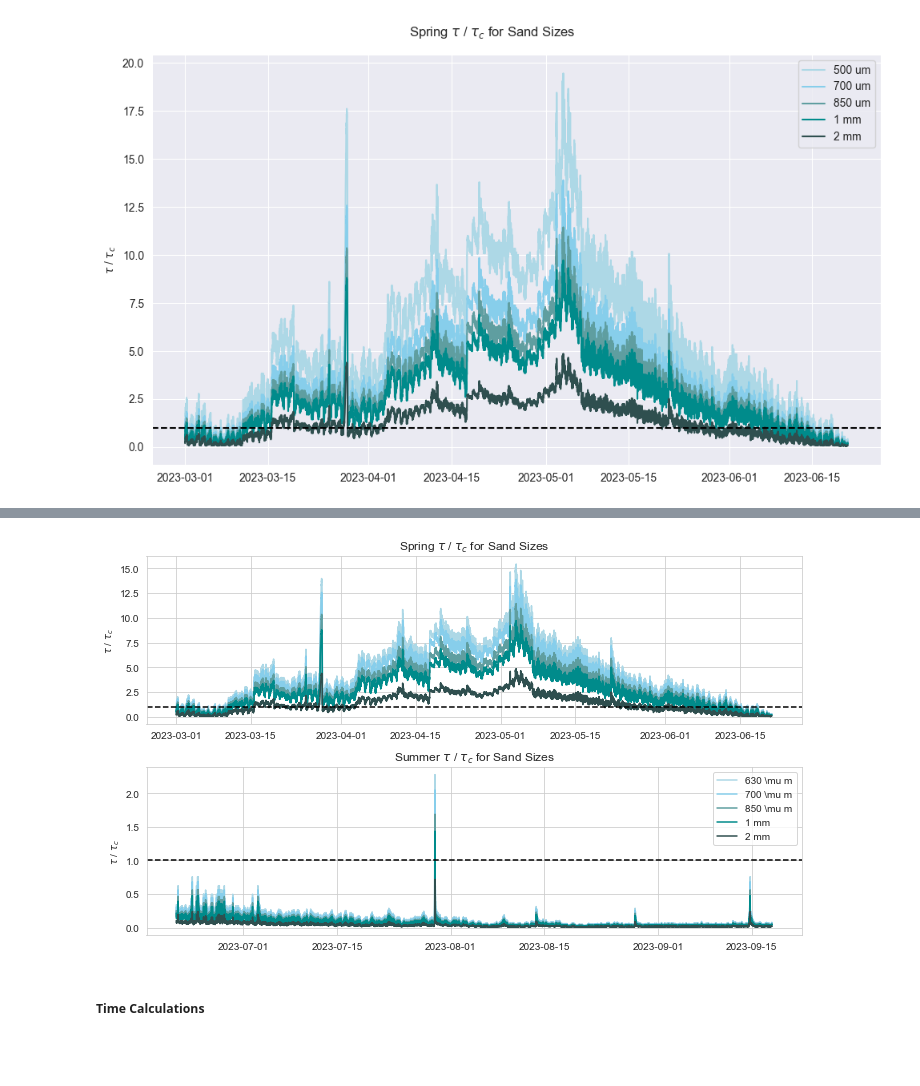
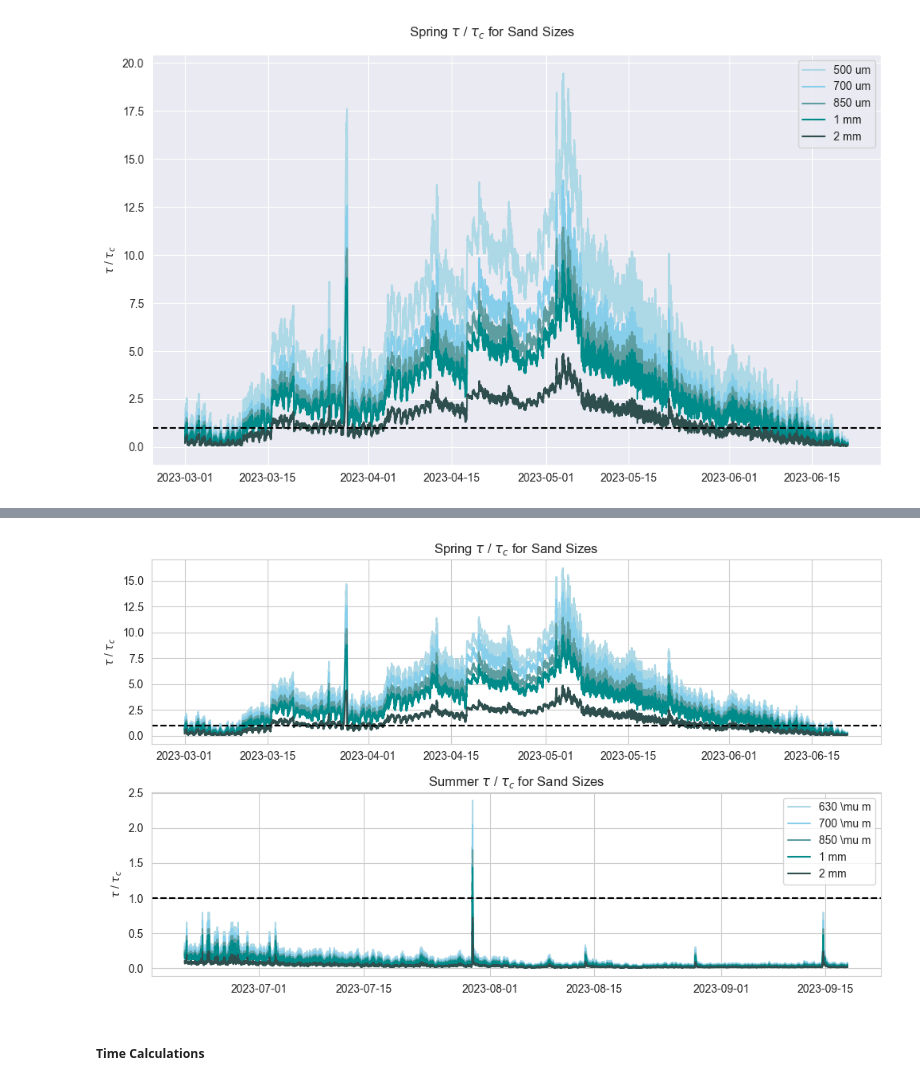
Before and after one commit to nicole-hucke/sediment_trap_paper, a Jupyter notebook: data/bedload_tauc/tauc_plots_sediment_motion.ipynb, the cells around one changed output, grey strips where cells are left out. Saved outputs shown, nothing was run; the diff lists cells and outputs as text; code cells hidden in the pictures; blank space fills up the shorter version.

```diff
--- a/data/bedload_tauc/tauc_plots_sediment_motion.ipynb
+++ b/data/bedload_tauc/tauc_plots_sediment_motion.ipynb
@@ -196,8 +196,11 @@ spring.loc[:, '280'] = spring['tau_m'] / 3.930
 spring.loc[:, '330'] = spring['tau_m'] / 4.632
 spring.loc[:, '460'] = spring['tau_m'] / 6.457
 spring.loc[:, '500'] = spring['tau_m'] / 7.018
+spring.loc[:, '550'] = spring['tau_m'] / 7.720
 spring.loc[:, '600'] = spring['tau_m'] / 8.422
+spring.loc[:, '650'] = spring['tau_m'] / 9.124
 spring.loc[:, '700'] = spring['tau_m'] / 9.825
+spring.loc[:, '750'] = spring['tau_m'] / 10.527
 spring.loc[:, '850'] = spring['tau_m'] / 11.931
 spring.loc[:, '900'] = spring['tau_m'] / 12.633
 spring.loc[:, '1000'] = spring['tau_m'] / 14.036
@@ -222,8 +225,11 @@ summer.loc[:, '280'] = summer['tau_m'] / 3.930
 summer.loc[:, '330'] = summer['tau_m'] / 4.632
 summer.loc[:, '460'] = summer['tau_m'] / 6.457
 summer.loc[:, '500'] = summer['tau_m'] / 7.018
+summer.loc[:, '550'] = summer['tau_m'] / 7.720
 summer.loc[:, '600'] = summer['tau_m'] / 8.422
+summer.loc[:, '650'] = summer['tau_m'] / 9.124
 summer.loc[:, '700'] = summer['tau_m'] / 9.825
+summer.loc[:, '750'] = summer['tau_m'] / 10.527
 summer.loc[:, '850'] = summer['tau_m'] / 11.931
 summer.loc[:, '900'] = summer['tau_m'] / 12.633
 summer.loc[:, '1000'] = summer['tau_m'] / 14.036
@@ -284,36 +289,36 @@ KeyError: '630'
 sns.set_style('whitegrid')
 fig, axes = plt.subplots(nrows=2, ncols=1, figsize=(10, 6))
 # plot for spring
 top = axes[0]
-top.plot(spring['630'], color='lightblue', label=r'630 \mu m')
+top.plot(spring['600'], color='lightblue', label=r'630 \mu m')
 top.plot(spring['700'], color='skyblue', label=r'700 \mu m')
 top.plot(spring['850'], color='cadetblue', label=r'850 \mu m')
 top.plot(spring['1000'], color='darkcyan', label='1 mm')
 top.plot(spring['2000'], color='darkslategray', label='2 mm')
 
 top.axhline(y=1, color='k', linestyle='--')
 top.set_ylabel(r'$\tau$ / $\tau_c$')
 top.set_title(r'Spring $\tau$ / $\tau_c$ for Sand Sizes')
 
 # plot for summer
 bottom = axes[1]
-bottom.plot(summer['630'], color='lightblue', label=r'630 \mu m')
+bottom.plot(summer['600'], color='lightblue', label=r'630 \mu m')
 bottom.plot(summer['700'], color='skyblue', label=r'700 \mu m')
 bottom.plot(summer['850'], color='cadetblue', label=r'850 \mu m')
 bottom.plot(summer['1000'], color='darkcyan', label='1 mm')
 bottom.plot(summer['2000'], color='darkslategray', label='2 mm')
 
 bottom.legend()
 bottom.axhline(y=1, color='k', linestyle='--')
 bottom.set_ylabel(r'$\tau$ / $\tau_c$')
 bottom.set_title(r'Summer $\tau$ / $\tau_c$ for Sand Sizes')
 
 # Adjust layout
 plt.tight_layout()
 plt.savefig('plots/seasonal_tau_subplot.jpeg', dpi=700, bbox_inches='tight')
 plt.show()
 # %% [output]
-[figure, old version]
+[figure, new version]
 # %% [markdown]
 ##### Time Calculations
 # %%
```
Also changed, not shown: parts of 15 cells of this notebook, 35 other files.
